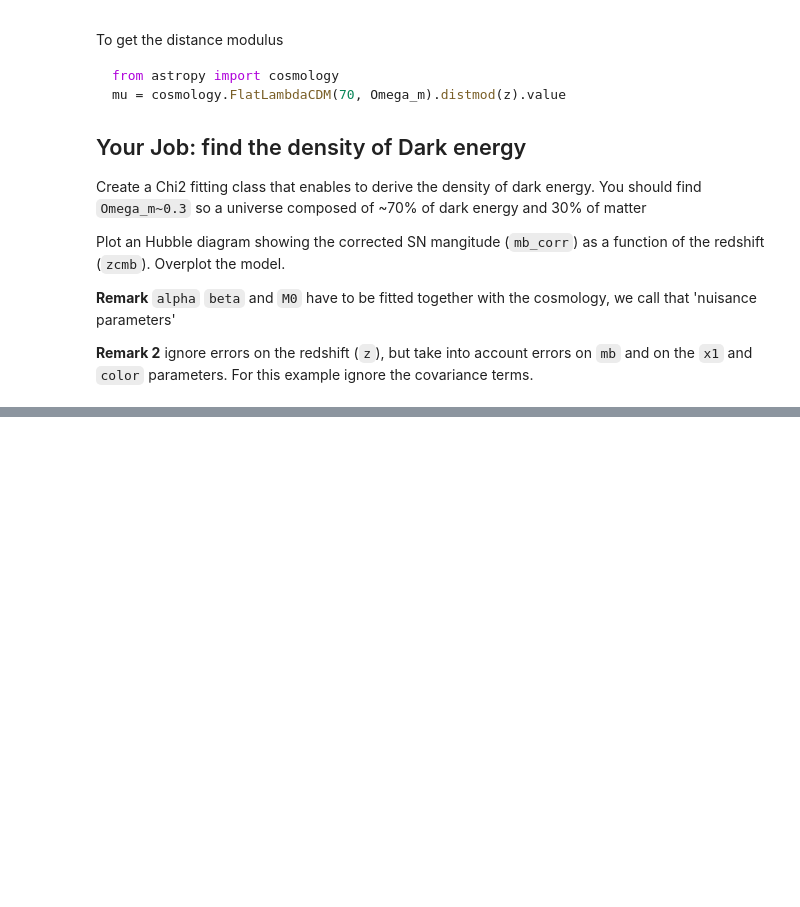
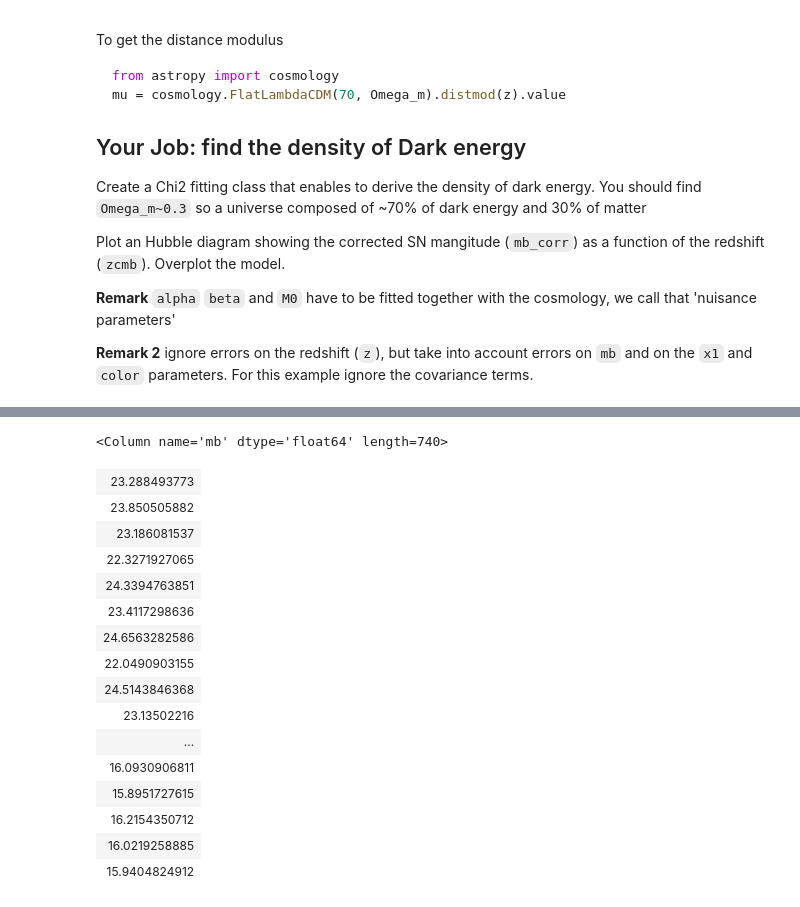
Before and after one commit to HUDataScience/StatisticalMethods2016, a Jupyter notebook: notebooks/Exo8_SNeIa_HubbleDiagram.ipynb, the cells around one changed output, grey strips where cells are left out. Drawn from its saved outputs; the diff is of its cells as text; code cells hidden in the pictures; blank space fills up the shorter version.

```diff
--- a/notebooks/Exo8_SNeIa_HubbleDiagram.ipynb
+++ b/notebooks/Exo8_SNeIa_HubbleDiagram.ipynb
@@ -62,0 +380,20 @@ Plot an Hubble diagram showing the corrected SN mangitude (`mb_corr`) as a funct
+# %%
+c.setted_mbcorr
+# %% [output]
+<Column name='mb' dtype='float64' length=740>
+| 23.288493773 |
+| 23.850505882 |
+| 23.186081537 |
+| 22.3271927065 |
+| 24.3394763851 |
+| 23.4117298636 |
+| 24.6563282586 |
+| 22.0490903155 |
+| 24.5143846368 |
+| 23.13502216 |
+| ... |
+| 16.0930906811 |
+| 15.8951727615 |
+| 16.2154350712 |
+| 16.0219258885 |
+| 15.9404824912 |
```
Also changed, not shown: parts of 14 cells of this notebook, 1 other file.
